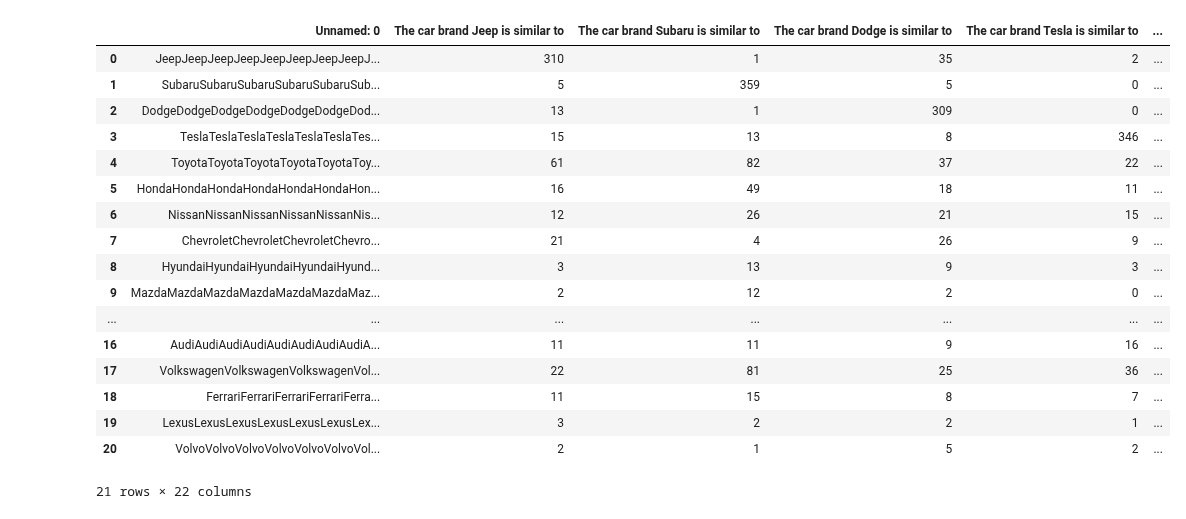
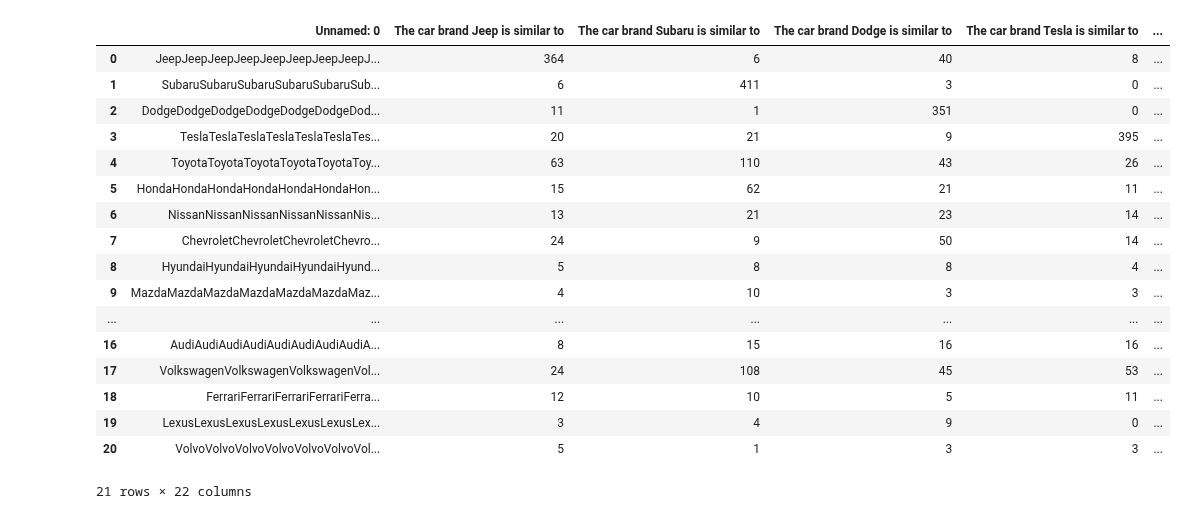
Before and after one commit to albtang/Katona-AI-Research, a Jupyter notebook: src/data/Merger.ipynb, the cells around one changed output. Drawn from its saved outputs; the diff is of its cells as text; code cells hidden in the pictures.

Commit message:
joined dec1 450

```diff
--- a/src/data/Merger.ipynb
+++ b/src/data/Merger.ipynb
@@ -1,20 +1,21 @@
 # %%
 import pandas as pd
 # %%
-df1 = pd.read_csv("freqs/Nov30 30 1.csv")
-df2 = pd.read_csv("freqs/Nov30 30 2.csv")
-df3 = pd.read_csv("freqs/Nov30 30 3.csv")
-df4 = pd.read_csv("freqs/Nov30 30 4.csv")
-df5 = pd.read_csv("freqs/Nov30 30 5.csv")
-df6 = pd.read_csv("freqs/Nov30 30 6.csv")
-df7 = pd.read_csv("freqs/Nov30 30 7.csv")
-df8 = pd.read_csv("freqs/Nov30 30 8.csv")
-df9 = pd.read_csv("freqs/Nov30 30 9.csv")
-df10 = pd.read_csv("freqs/Nov30 30 10.csv")
-df11 = pd.read_csv("freqs/Nov30 30 11.csv")
-# df12 = pd.read_csv("freqs/Nov30 30 12.csv")
-df13 = pd.read_csv("freqs/Nov30 30 13.csv")
-df14 = pd.read_csv("freqs/Nov30 30 14.csv")
+df1 = pd.read_csv("freqs/Dec1 30 1.csv")
+df2 = pd.read_csv("freqs/Dec1 30 2.csv")
+df3 = pd.read_csv("freqs/Dec1 30 3.csv")
+df4 = pd.read_csv("freqs/Dec1 30 4.csv")
+df5 = pd.read_csv("freqs/Dec1 30 5.csv")
+df6 = pd.read_csv("freqs/Dec1 30 6.csv")
+df7 = pd.read_csv("freqs/Dec1 30 7.csv")
+df8 = pd.read_csv("freqs/Dec1 30 8.csv")
+df9 = pd.read_csv("freqs/Dec1 30 9.csv")
+df10 = pd.read_csv("freqs/Dec1 30 10.csv")
+df11 = pd.read_csv("freqs/Dec1 30 11.csv")
+df12 = pd.read_csv("freqs/Dec1 30 12.csv")
+df13 = pd.read_csv("freqs/Dec1 30 13.csv")
+df14 = pd.read_csv("freqs/Dec1 30 14.csv")
+df15 = pd.read_csv("freqs/Dec1 30 15.csv")
 # %%
 df1
 # %% [output]
@@ -59,25 +60,25 @@ df2
 21 rows × 22 columns
 # %%
-joined = df1+df2+df3+df4+df5+df6+df7+df8+df9+df10+df11+df13+df14
+joined = df1+df2+df3+df4+df5+df6+df7+df8+df9+df10+df11+df12+df13+df14+df15
 joined
 # %% [output]
 |  | Unnamed: 0 | The car brand Jeep is similar to | The car brand Subaru is similar to | The car brand Dodge is similar to | The car brand Tesla is similar to | ... |
-| 0 | JeepJeepJeepJeepJeepJeepJeepJeepJ... | 310 | 1 | 35 | 2 | ... |
-| 1 | SubaruSubaruSubaruSubaruSubaruSub... | 5 | 359 | 5 | 0 | ... |
-| 2 | DodgeDodgeDodgeDodgeDodgeDodgeDod... | 13 | 1 | 309 | 0 | ... |
-| 3 | TeslaTeslaTeslaTeslaTeslaTeslaTes... | 15 | 13 | 8 | 346 | ... |
-| 4 | ToyotaToyotaToyotaToyotaToyotaToy... | 61 | 82 | 37 | 22 | ... |
-| 5 | HondaHondaHondaHondaHondaHondaHon... | 16 | 49 | 18 | 11 | ... |
-| 6 | NissanNissanNissanNissanNissanNis... | 12 | 26 | 21 | 15 | ... |
-| 7 | ChevroletChevroletChevroletChevro... | 21 | 4 | 26 | 9 | ... |
-| 8 | HyundaiHyundaiHyundaiHyundaiHyund... | 3 | 13 | 9 | 3 | ... |
-| 9 | MazdaMazdaMazdaMazdaMazdaMazdaMaz... | 2 | 12 | 2 | 0 | ... |
+| 0 | JeepJeepJeepJeepJeepJeepJeepJeepJ... | 364 | 6 | 40 | 8 | ... |
+| 1 | SubaruSubaruSubaruSubaruSubaruSub... | 6 | 411 | 3 | 0 | ... |
+| 2 | DodgeDodgeDodgeDodgeDodgeDodgeDod... | 11 | 1 | 351 | 0 | ... |
+| 3 | TeslaTeslaTeslaTeslaTeslaTeslaTes... | 20 | 21 | 9 | 395 | ... |
+| 4 | ToyotaToyotaToyotaToyotaToyotaToy... | 63 | 110 | 43 | 26 | ... |
+| 5 | HondaHondaHondaHondaHondaHondaHon... | 15 | 62 | 21 | 11 | ... |
+| 6 | NissanNissanNissanNissanNissanNis... | 13 | 21 | 23 | 14 | ... |
+| 7 | ChevroletChevroletChevroletChevro... | 24 | 9 | 50 | 14 | ... |
+| 8 | HyundaiHyundaiHyundaiHyundaiHyund... | 5 | 8 | 8 | 4 | ... |
+| 9 | MazdaMazdaMazdaMazdaMazdaMazdaMaz... | 4 | 10 | 3 | 3 | ... |
 | ... | ... | ... | ... | ... | ... | ... |
-| 16 | AudiAudiAudiAudiAudiAudiAudiAudiA... | 11 | 11 | 9 | 16 | ... |
-| 17 | VolkswagenVolkswagenVolkswagenVol... | 22 | 81 | 25 | 36 | ... |
-| 18 | FerrariFerrariFerrariFerrariFerra... | 11 | 15 | 8 | 7 | ... |
-| 19 | LexusLexusLexusLexusLexusLexusLex... | 3 | 2 | 2 | 1 | ... |
-| 20 | VolvoVolvoVolvoVolvoVolvoVolvoVol... | 2 | 1 | 5 | 2 | ... |
+| 16 | AudiAudiAudiAudiAudiAudiAudiAudiA... | 8 | 15 | 16 | 16 | ... |
+| 17 | VolkswagenVolkswagenVolkswagenVol... | 24 | 108 | 45 | 53 | ... |
+| 18 | FerrariFerrariFerrariFerrariFerra... | 12 | 10 | 5 | 11 | ... |
+| 19 | LexusLexusLexusLexusLexusLexusLex... | 3 | 4 | 9 | 0 | ... |
+| 20 | VolvoVolvoVolvoVolvoVolvoVolvoVol... | 5 | 1 | 3 | 3 | ... |
 21 rows × 22 columns
 # %%
 joined['Unnamed: 0'] = df1['Unnamed: 0']
```
Also changed, not shown: parts of 4 cells of this notebook, 1 other file.
